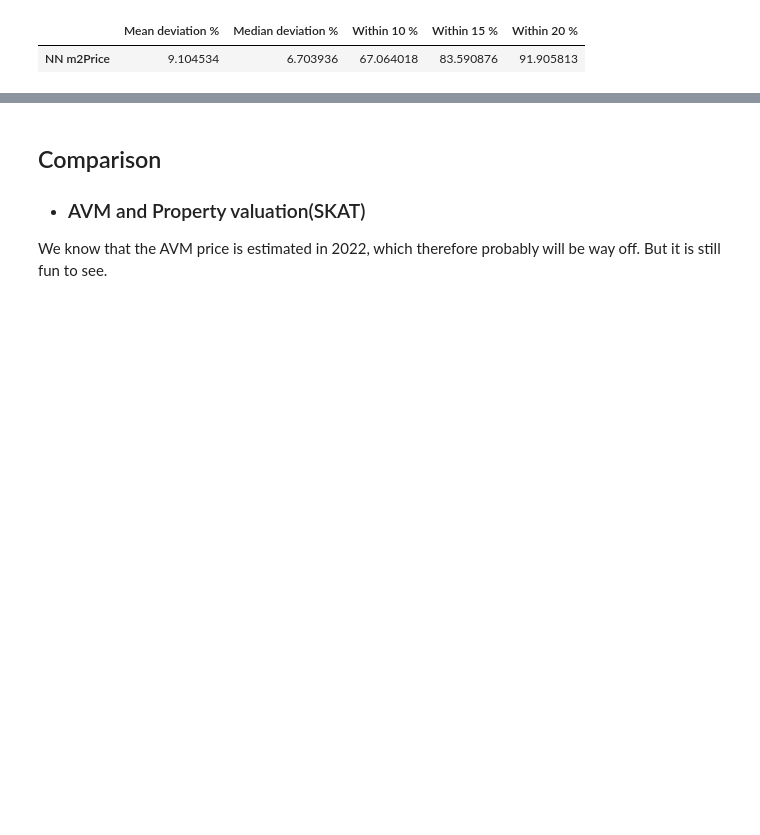
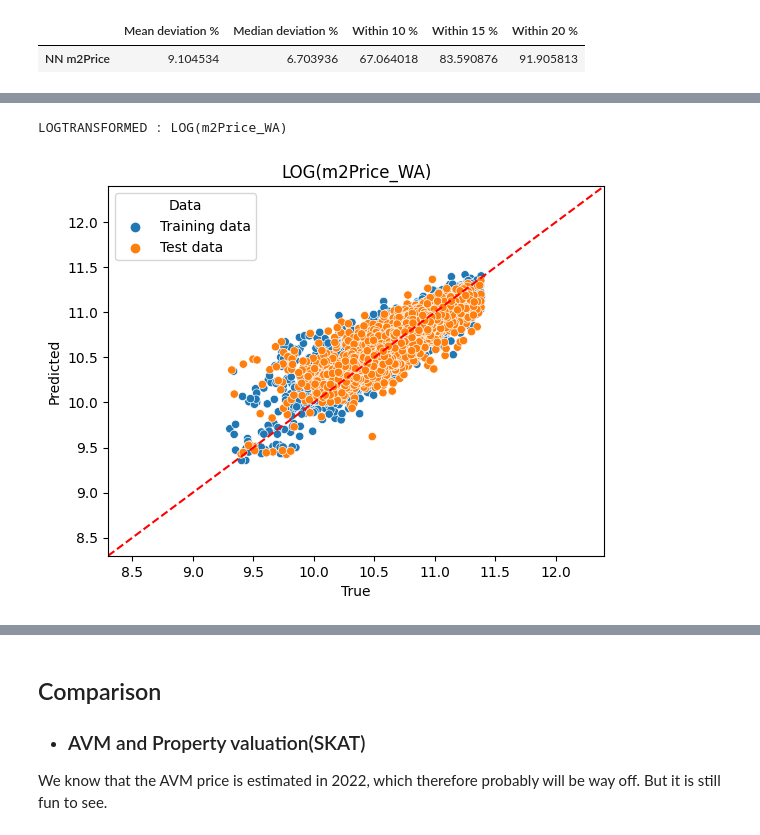
Before and after one commit to Tuborq/Masters-Thesis-House-Pricing-With-Machine-Learning, a Jupyter notebook: 5. Neural Network Model.ipynb, the cells around one changed output, grey strips where cells are left out. Saved outputs shown, nothing was run; the diff lists cells and outputs as text; code cells hidden in the pictures; blank space fills up the shorter version.

```diff
--- a/5. Neural Network Model.ipynb
+++ b/5. Neural Network Model.ipynb
@@ -1300,0 +1473,3 @@ NN m2Price &               9.1 &                 6.7 &        67.06 &        83.
+# %%
+y_train_m2Price_pred2 = model_m2Price2.predict(X_train_m2Price).reshape(-1)
+y_test_m2Price_pred2 = model_m2Price2.predict(X_test_m2Price).reshape(-1)
@@ -1300,0 +1484,5 @@ NN m2Price &               9.1 &                 6.7 &        67.06 &        83.
+# %%
+NN_plot(y_train_m2Price, y_train_m2Price_pred2, y_test_m2Price, y_test_m2Price_pred2, 'm2Price_WA', 'Further HyperTuning')
+# %% [output]
+LOGTRANSFORMED : LOG(m2Price_WA)
+[figure, added]
```
Also changed, not shown: parts of 27 cells of this notebook.
